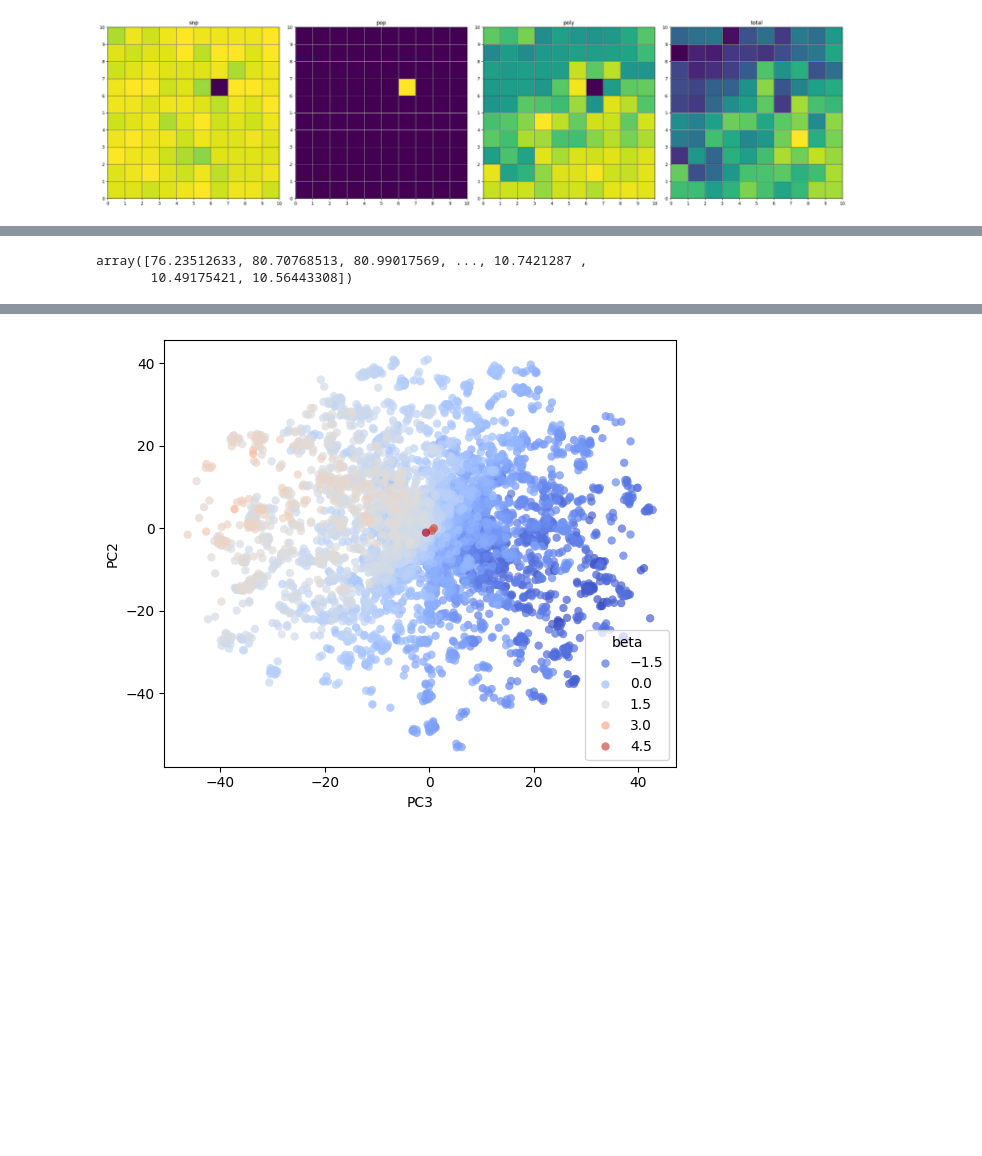
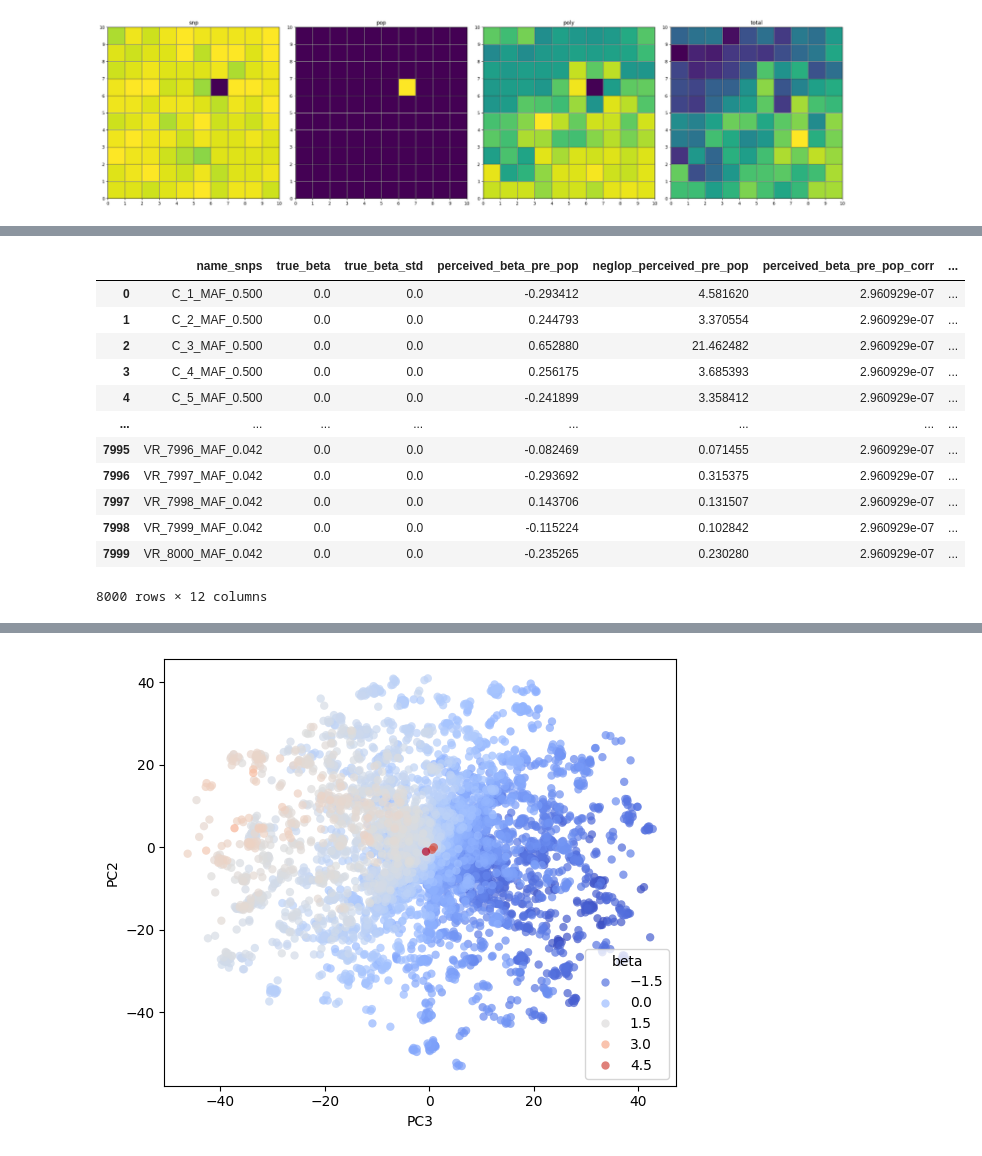
Before and after one commit to mat2m10/chasm, a Jupyter notebook: notebooks/coalescence_simulation_notebooks/proof_of_concept.ipynb, the cells around one changed output, grey strips where cells are left out. Saved outputs shown, nothing was run; the diff lists cells and outputs as text; code cells hidden in the pictures; blank space fills up the shorter version.

```diff
--- a/notebooks/coalescence_simulation_notebooks/proof_of_concept.ipynb
+++ b/notebooks/coalescence_simulation_notebooks/proof_of_concept.ipynb
@@ -174,3 +174,27 @@ params_polygenic_noise['neglop_perceived_with_pop'] = neglops
+# %%
+geno_corr = geno-(((ps-(1-ps))+1)/2)
+
+poly_snps = list(params_polygenic_noise.name_snps)
+perceived_beta = []
+neglops = []
+for snp in poly_snps:
+    slope, intercept, neglogp = fit_line(geno_corr[snp], effects['total_pre_pop'])
+    perceived_beta.append(intercept)
+    neglops.append(neglogp)
+
+params_polygenic_noise['perceived_beta_pre_pop_corr'] = perceived_beta
+params_polygenic_noise['neglop_perceived_pre_pop_corr'] = neglops
+
+poly_snps = list(params_polygenic_noise.name_snps)
+perceived_beta = []
+neglops = []
+for snp in poly_snps:
+    slope, intercept, neglogp = fit_line(geno_corr[snp], effects['total'])
+    perceived_beta.append(intercept)
+    neglops.append(neglogp)
+
+params_polygenic_noise['perceived_beta_with_pop_corr'] = perceived_beta
+params_polygenic_noise['neglop_perceived_with_pop_corr'] = neglops
 # %%
 def set_true_beta(df, snp_name, beta_value, beta_std_value):
     mask = df["name_snps"] == snp_name
@@ -238,5 +220,0 @@ distances = np.linalg.norm(all_vecs - chosen_vec, axis=1)
-# %%
-distances
-# %% [output]
-array([76.23512633, 80.70768513, 80.99017569, ..., 10.7421287 ,
-       10.49175421, 10.56443308])
@@ -242,0 +239,16 @@ array([76.23512633, 80.70768513, 80.99017569, ..., 10.7421287 ,
+# %%
+params_polygenic_noise
+# %% [output]
+|  | name_snps | true_beta | true_beta_std | perceived_beta_pre_pop | neglop_perceived_pre_pop | perceived_beta_pre_pop_corr | ... |
+| 0 | C_1_MAF_0.500 | 0.0 | 0.0 | -0.293412 | 4.581620 | 2.960929e-07 | ... |
+| 1 | C_2_MAF_0.500 | 0.0 | 0.0 | 0.244793 | 3.370554 | 2.960929e-07 | ... |
+| 2 | C_3_MAF_0.500 | 0.0 | 0.0 | 0.652880 | 21.462482 | 2.960929e-07 | ... |
+| 3 | C_4_MAF_0.500 | 0.0 | 0.0 | 0.256175 | 3.685393 | 2.960929e-07 | ... |
+| 4 | C_5_MAF_0.500 | 0.0 | 0.0 | -0.241899 | 3.358412 | 2.960929e-07 | ... |
+| ... | ... | ... | ... | ... | ... | ... | ... |
+| 7995 | VR_7996_MAF_0.042 | 0.0 | 0.0 | -0.082469 | 0.071455 | 2.960929e-07 | ... |
+| 7996 | VR_7997_MAF_0.042 | 0.0 | 0.0 | -0.293692 | 0.315375 | 2.960929e-07 | ... |
+| 7997 | VR_7998_MAF_0.042 | 0.0 | 0.0 | 0.143706 | 0.131507 | 2.960929e-07 | ... |
+| 7998 | VR_7999_MAF_0.042 | 0.0 | 0.0 | -0.115224 | 0.102842 | 2.960929e-07 | ... |
+| 7999 | VR_8000_MAF_0.042 | 0.0 | 0.0 | -0.235265 | 0.230280 | 2.960929e-07 | ... |
+8000 rows × 12 columns
```
Also changed, not shown: parts of 20 cells of this notebook.
